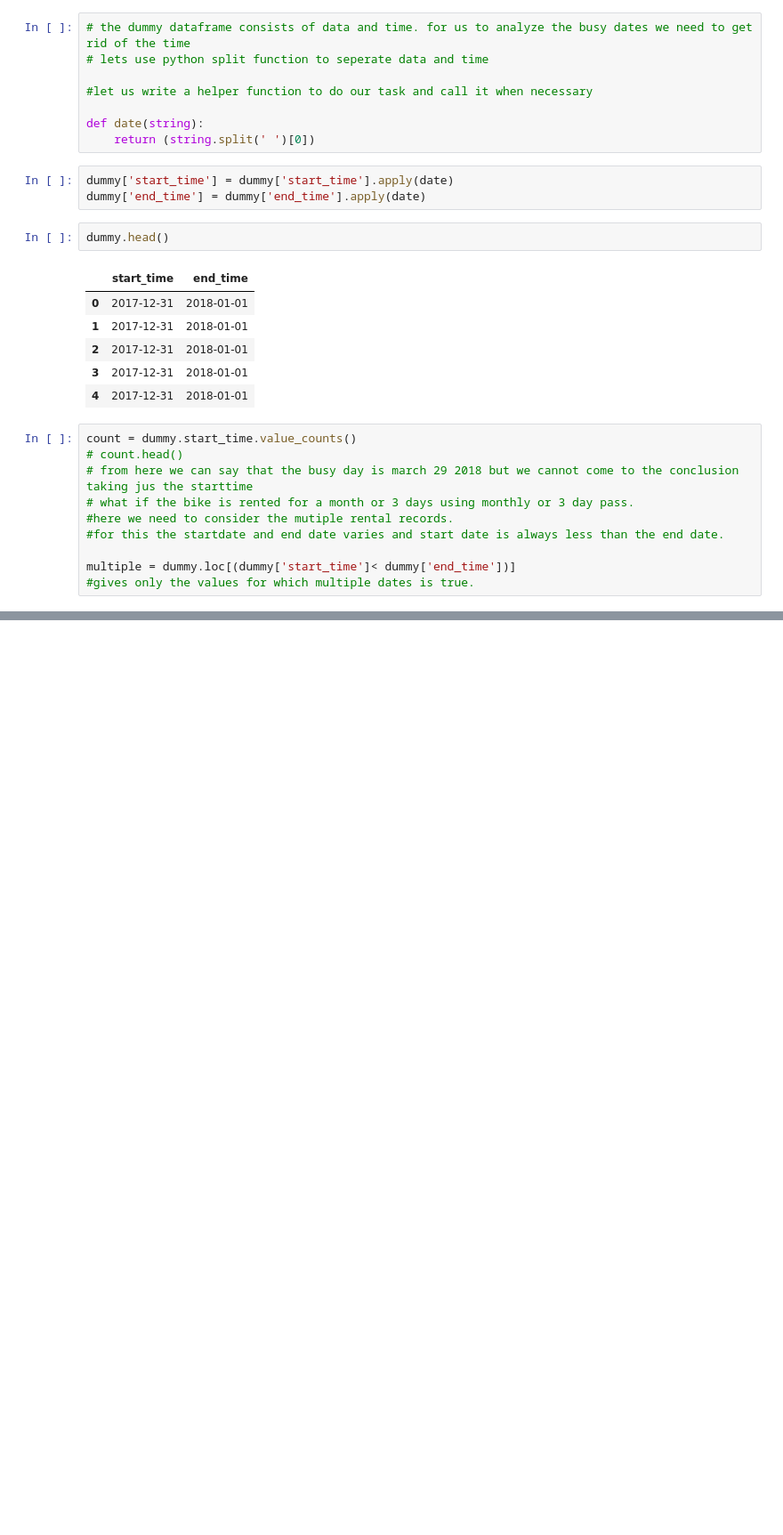
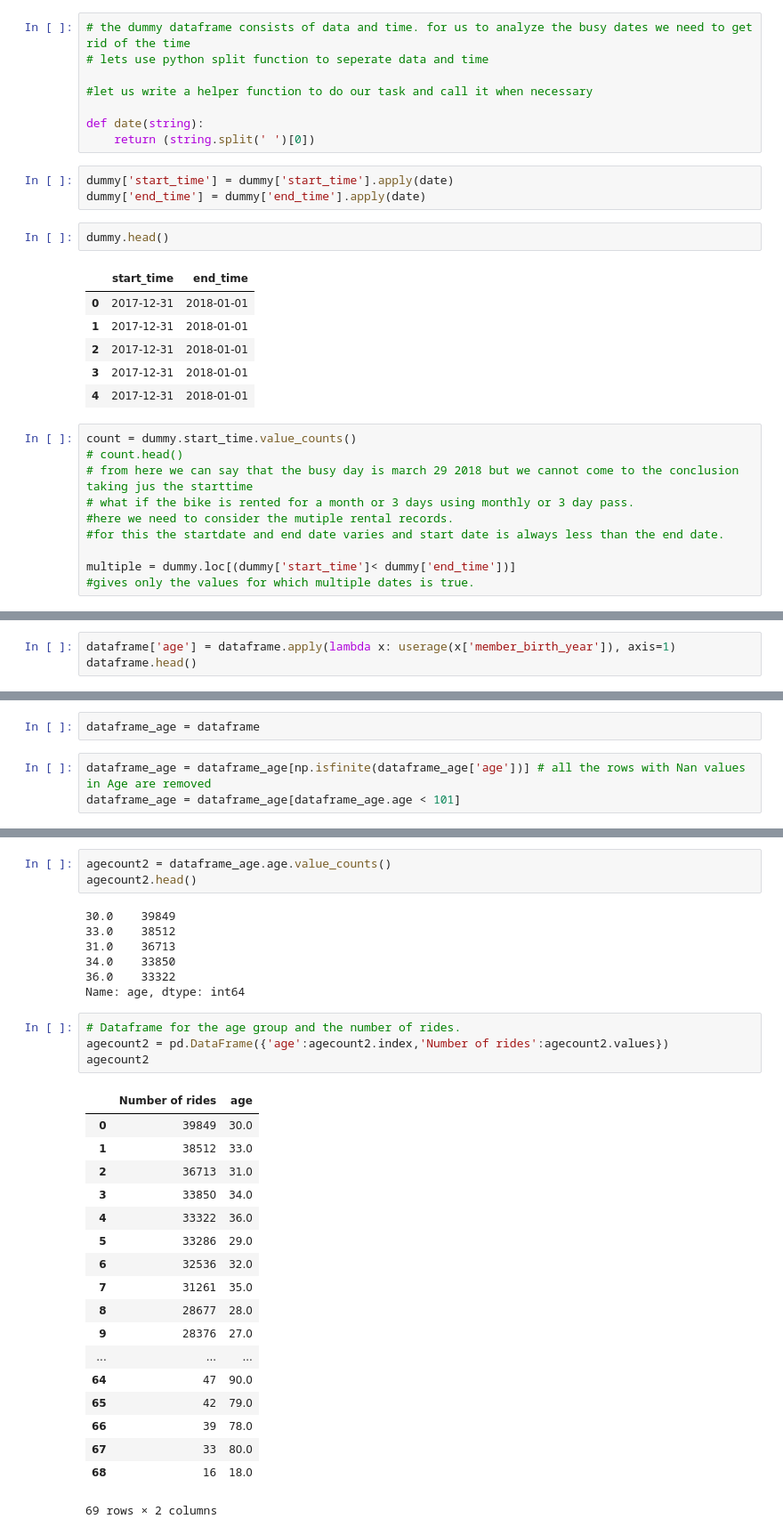
Before and after one commit to PrudhvirajTirumanisetti/Ford_go_bike_data_analysis, a Jupyter notebook: Raw Analysis.ipynb, the cells around one changed output, grey strips where cells are left out. Shown: that part at 89% size. Cells and saved outputs as stored; diff of their text form; blank space fills up the shorter version.

```diff
--- a/Raw Analysis.ipynb
+++ b/Raw Analysis.ipynb
@@ -143,0 +209,3 @@ Name: start_time, dtype: int64
+# %%
+dataframe['age'] = dataframe.apply(lambda x: userage(x['member_birth_year']), axis=1)
+dataframe.head()
@@ -143,0 +268,5 @@ Name: start_time, dtype: int64
+# %%
+dataframe_age = dataframe
+# %%
+dataframe_age = dataframe_age[np.isfinite(dataframe_age['age'])] # all the rows with Nan values in Age are removed
+dataframe_age = dataframe_age[dataframe_age.age < 101]
@@ -143,0 +285,33 @@ Name: start_time, dtype: int64
+# %%
+agecount2 = dataframe_age.age.value_counts()
+agecount2.head()
+# %% [output]
+30.0    39849
+33.0    38512
+31.0    36713
+34.0    33850
+36.0    33322
+Name: age, dtype: int64
+# %%
+# Dataframe for the age group and the number of rides.
+agecount2 = pd.DataFrame({'age':agecount2.index,'Number of rides':agecount2.values})
+agecount2
+# %% [output]
+|  | Number of rides | age |
+| 0 | 39849 | 30.0 |
+| 1 | 38512 | 33.0 |
+| 2 | 36713 | 31.0 |
+| 3 | 33850 | 34.0 |
+| 4 | 33322 | 36.0 |
+| 5 | 33286 | 29.0 |
+| 6 | 32536 | 32.0 |
+| 7 | 31261 | 35.0 |
+| 8 | 28677 | 28.0 |
+| 9 | 28376 | 27.0 |
+| ... | ... | ... |
+| 64 | 47 | 90.0 |
+| 65 | 42 | 79.0 |
+| 66 | 39 | 78.0 |
+| 67 | 33 | 80.0 |
+| 68 | 16 | 18.0 |
+69 rows × 2 columns
```
Also changed, not shown: parts of 24 cells of this notebook.
